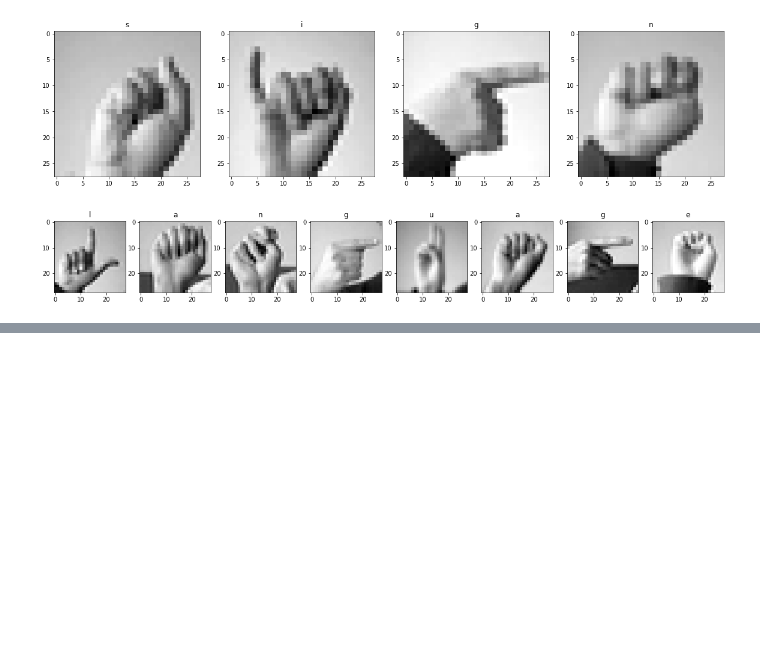
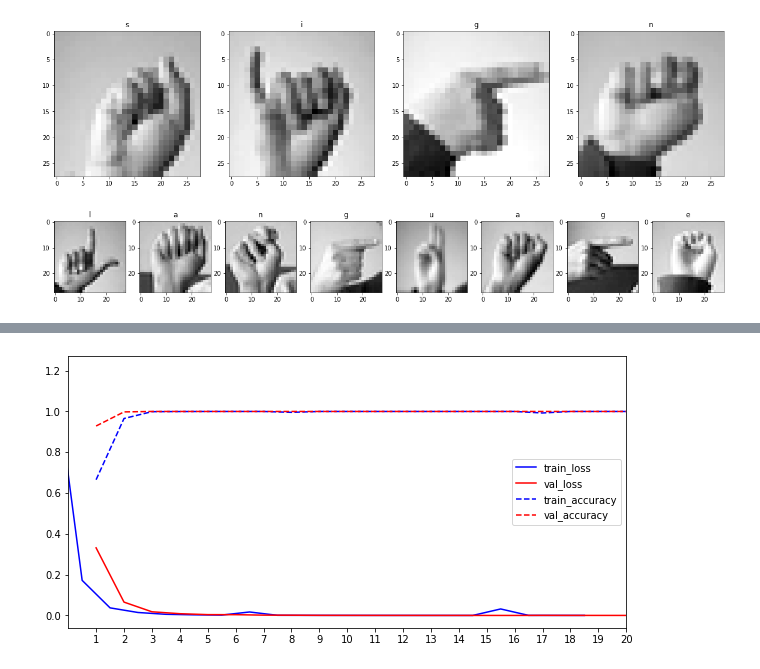
Before and after one commit to Sathwick-Reddy-M/Sign-Language-Recognition, a Jupyter notebook: sign-language-recognition.ipynb, the cells around one changed output, grey strips where cells are left out. Cells and saved outputs as stored; diff of their text form; code cells hidden in the pictures; blank space fills up the shorter version.

```diff
--- a/sign-language-recognition.ipynb
+++ b/sign-language-recognition.ipynb
@@ -383,0 +501,7 @@ The predicted sentence is "sign language"
+# %%
+h_1_1 = np.load('models/experiment-1-1-history', allow_pickle=True)
+h_1_2 = np.load('models/experiment-1-2-history', allow_pickle=True)
+# %%
+get_train_val_plots(h_1_1)
+# %% [output]
+[figure, added]
```
Also changed, not shown: parts of 12 cells of this notebook, 10 other files.
